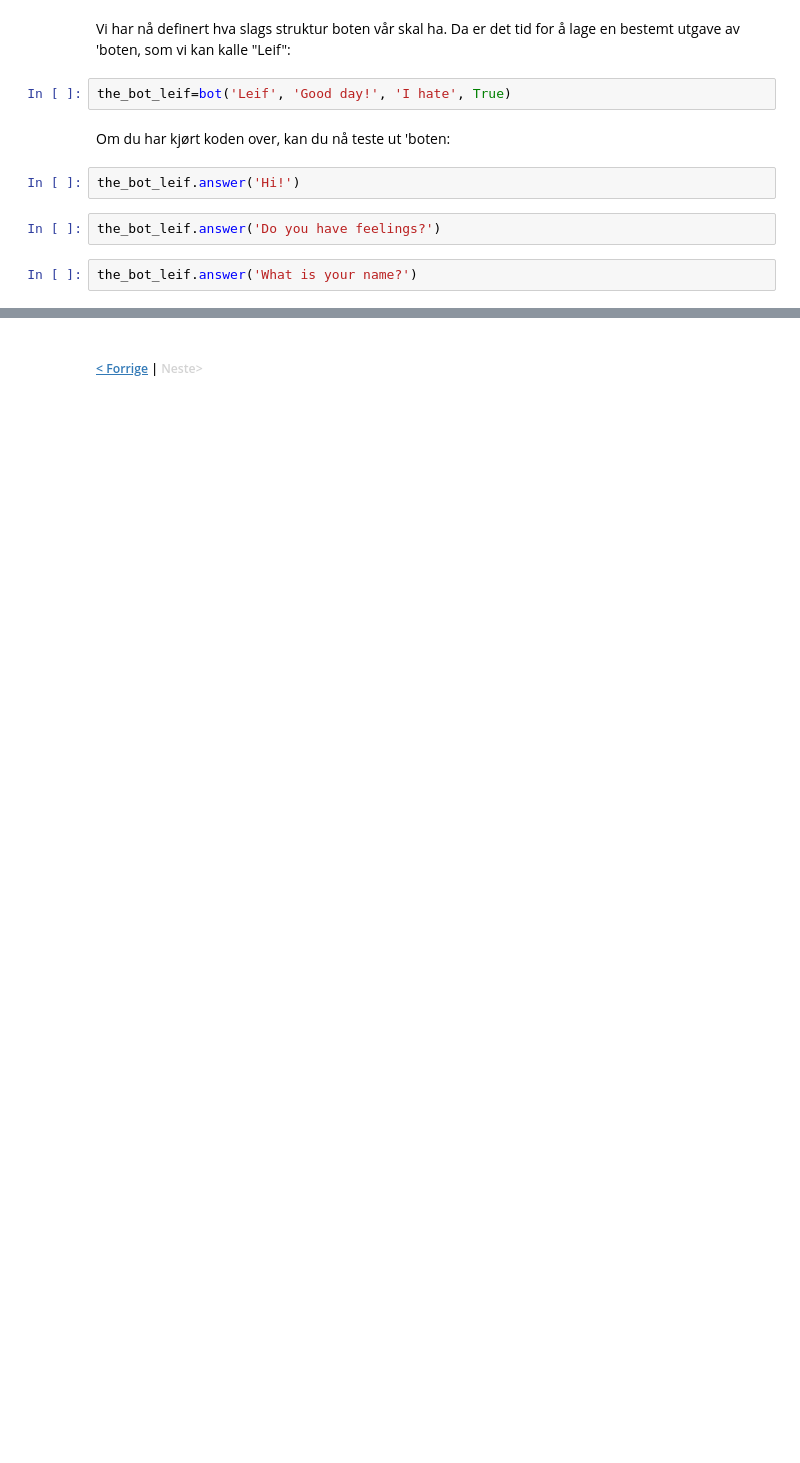
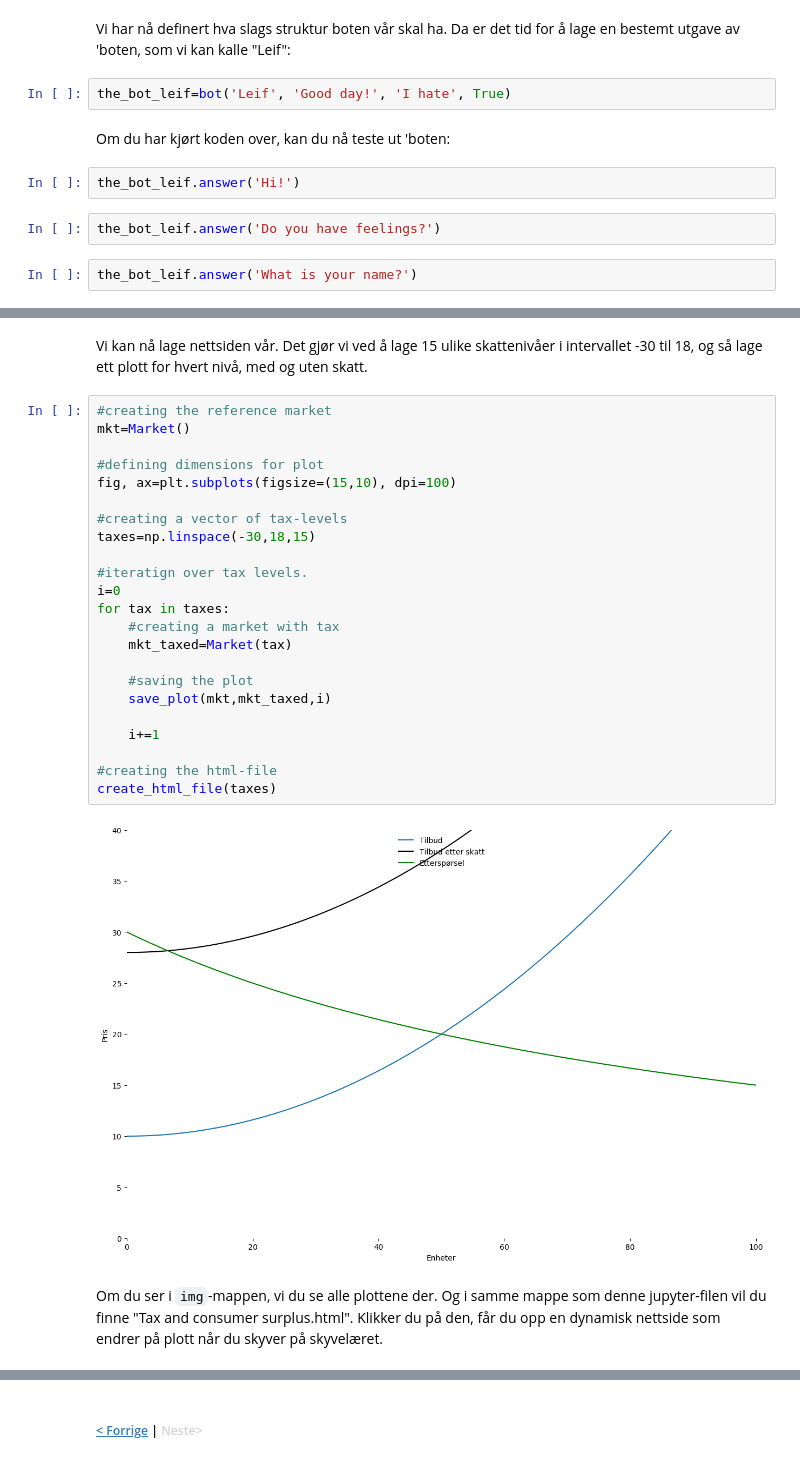
Before and after one commit to harsutvi/notebooks, a Jupyter notebook: 12 - animasjon med klasse.ipynb, the cells around one changed output, grey strips where cells are left out. Drawn from its saved outputs; the diff is of its cells as text; blank space fills up the shorter version.

```diff
--- a/12 - animasjon med klasse.ipynb
+++ b/12 - animasjon med klasse.ipynb
@@ -241,0 +166,29 @@ class market():
+# %% [markdown]
+Vi kan nå lage nettsiden vår. Det gjør vi ved å lage 15 ulike skattenivåer i intervallet -30 til 18, og så lage ett plott for hvert nivå, med og uten skatt.
+# %%
+#creating the reference market
+mkt=Market()
+
+#defining dimensions for plot
+fig, ax=plt.subplots(figsize=(15,10), dpi=100)
+
+#creating a vector of tax-levels
+taxes=np.linspace(-30,18,15)
+
+#iteratign over tax levels.
+i=0
+for tax in taxes:
+    #creating a market with tax
+    mkt_taxed=Market(tax)
+
+    #saving the plot
+    save_plot(mkt,mkt_taxed,i)
+
+    i+=1
+
+#creating the html-file
+create_html_file(taxes)
+# %% [output]
+[figure, added]
+# %% [markdown]
+Om du ser i `img`-mappen, vi du se alle plottene der. Og i samme mappe som denne jupyter-filen vil du finne "Tax and consumer surplus.html". Klikker du på den, får du opp en dynamisk nettside som endrer på plott når du skyver på skyvelæret.
```
Also changed, not shown: parts of 25 cells of this notebook, 2 other files.
